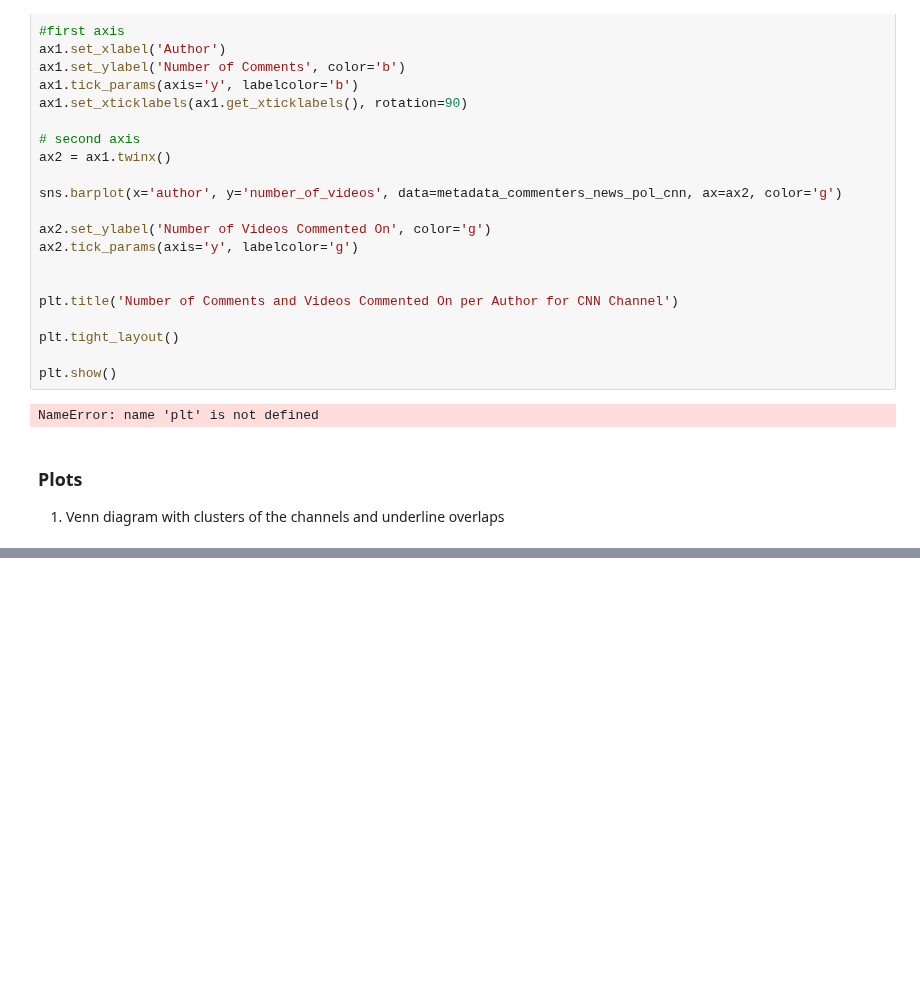
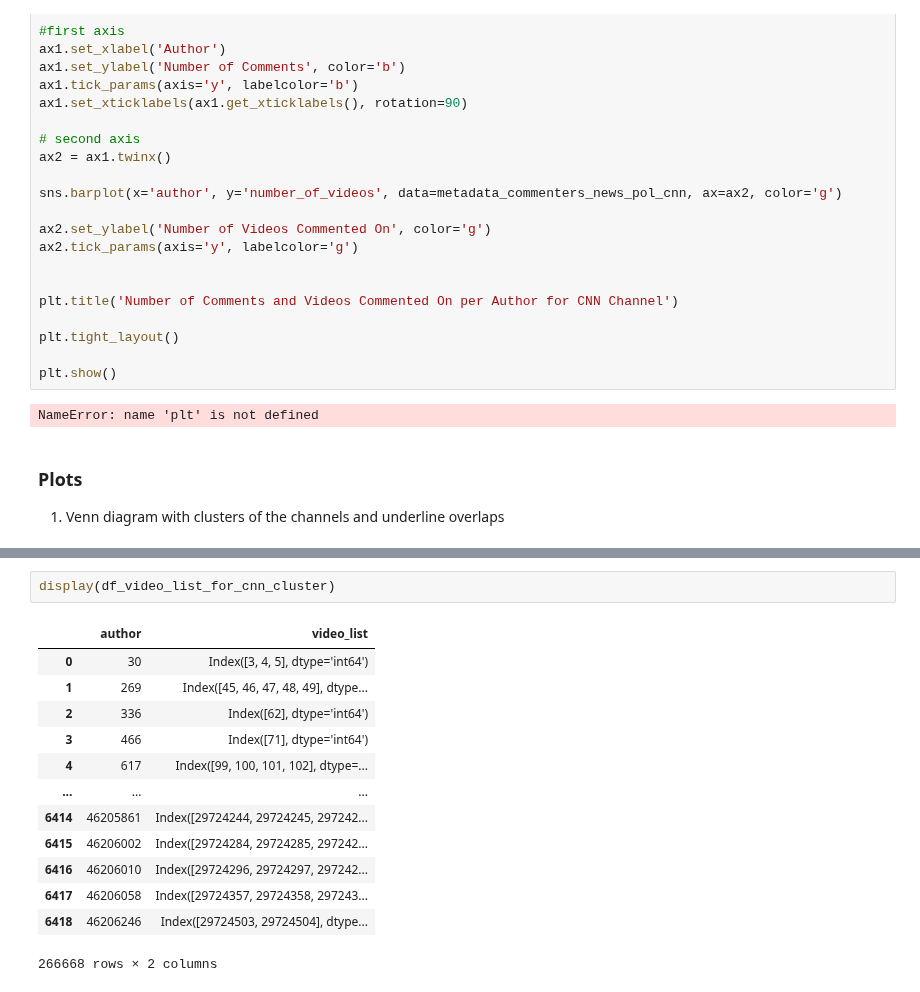
Before and after one commit to epfl-ada/ada-2024-project-thedataminions, a Jupyter notebook: analysis/analysis.ipynb, the cells around one changed output, grey strips where cells are left out. Cells and saved outputs as stored; diff of their text form; blank space fills up the shorter version.

```diff
--- a/analysis/analysis.ipynb
+++ b/analysis/analysis.ipynb
@@ -1191,0 +1185,16 @@ for each pair of users, calculate "number of videos in common (under which both
+# %%
+display(df_video_list_for_cnn_cluster)
+# %% [output]
+|  | author | video_list |
+| 0 | 30 | Index([3, 4, 5], dtype='int64') |
+| 1 | 269 | Index([45, 46, 47, 48, 49], dtype... |
+| 2 | 336 | Index([62], dtype='int64') |
+| 3 | 466 | Index([71], dtype='int64') |
+| 4 | 617 | Index([99, 100, 101, 102], dtype=... |
+| ... | ... | ... |
+| 6414 | 46205861 | Index([29724244, 29724245, 297242... |
+| 6415 | 46206002 | Index([29724284, 29724285, 297242... |
+| 6416 | 46206010 | Index([29724296, 29724297, 297242... |
+| 6417 | 46206058 | Index([29724357, 29724358, 297243... |
+| 6418 | 46206246 | Index([29724503, 29724504], dtype... |
+266668 rows × 2 columns
```
Also changed, not shown: parts of 31 cells of this notebook.
